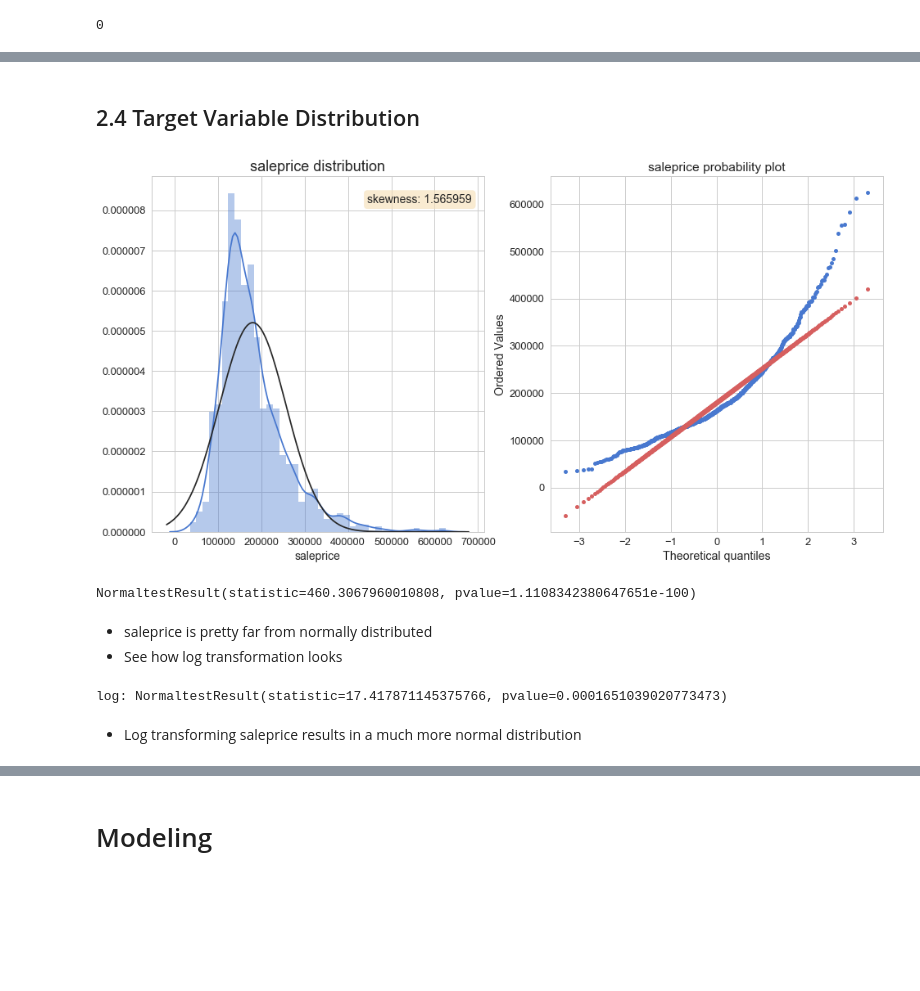
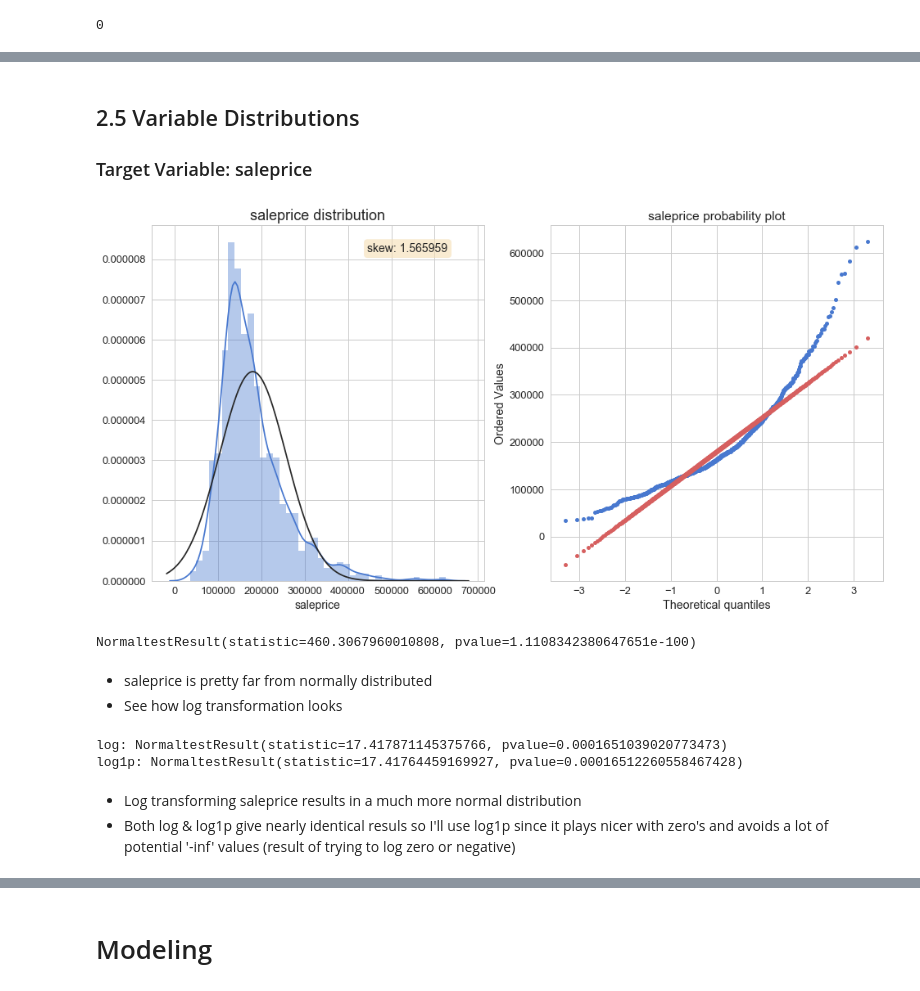
Before and after one commit to brianmcguckin/thinkful_unit_03_capstone, a Jupyter notebook: v3.ipynb, the cells around one changed output, grey strips where cells are left out. Drawn from its saved outputs; the diff is of its cells as text; code cells hidden in the pictures; blank space fills up the shorter version.

```diff
--- a/v3.ipynb
+++ b/v3.ipynb
@@ -239,0 +317,2 @@ train['lotfrontage'].isnull().sum()
+# %%
+train = train.drop('garagearea', 1)
@@ -239,0 +374,8 @@ train['lotfrontage'].isnull().sum()
+# %%
+#create bsmtfinsf_total
+train['bsmtfinsf_total'] = train['bsmtfinsf1'] + train['bsmtfinsf2']
+
+#drop original bsmt columns
+train = train.loc[:, ~(train.columns).isin(['bsmtfinsf1', 'bsmtfinsf2'])]
+
+train.head()
@@ -240,41 +390,46 @@ train['lotfrontage'].isnull().sum()
 # %% [markdown]
-## 2.4 Target Variable Distribution
+## 2.5 Variable Distributions
+
+### Target Variable: saleprice
 # %%
 plt.figure(figsize=(16,8))
 
 ax1 = plt.subplot(121)
 sns.distplot(train['saleprice'], ax=ax1, fit=norm)
 ax1.set_xlabel('saleprice', size=14)
 ax1.set_title('saleprice distribution', size=18)
 #text box
 props = dict(boxstyle='round', color='wheat', alpha=.6)
-textstr1 = 'skewness: %f' % (train['saleprice'].skew())
+textstr1 = 'skew: %f' % (train['saleprice'].skew())
 ax1.text(0.65, 0.95, textstr1, transform=ax1.transAxes, fontsize=14,
         verticalalignment='top', bbox=props)
 
 ax2 = plt.subplot(122)
 stats.probplot(train['saleprice'], plot=ax2)
 ax2.set_title('saleprice probability plot')
 ax2.get_lines()[0].set_marker('.')
 ax2.get_lines()[0].set_markerfacecolor(color_b)
 ax2.get_lines()[0].set_markersize(10)
 ax2.get_lines()[1].set_linewidth(0)
 ax2.get_lines()[1].set_marker('.')
 ax2.get_lines()[1].set_markerfacecolor(color_r)
 ax2.get_lines()[1].set_markersize(10)
 
 plt.show()
 print(stats.normaltest(a=train['saleprice']))
 # %% [output]
-[figure, old version]
+[figure, new version]
 NormaltestResult(statistic=460.3067960010808, pvalue=1.1108342380647651e-100)
 # %% [markdown]
 - saleprice is pretty far from normally distributed
 - See how log transformation looks
 # %%
 print('log:', stats.normaltest(a=np.log(train['saleprice'])))
+print('log1p:', stats.normaltest(a=np.log1p(train['saleprice'])))
 # %% [output]
 log: NormaltestResult(statistic=17.417871145375766, pvalue=0.0001651039020773473)
+log1p: NormaltestResult(statistic=17.41764459169927, pvalue=0.00016512260558467428)
-# %% [markdown]
-- Log transforming saleprice results in a much more normal distribution
+# %% [markdown]
+- Log transforming saleprice results in a much more normal distribution
+- Both log & log1p give nearly identical resuls so I'll use log1p since it plays nicer with zero's and avoids a lot of potential '-inf' values (result of trying to log zero or negative)
 # %%
```
Also changed, not shown: parts of 68 cells of this notebook.
